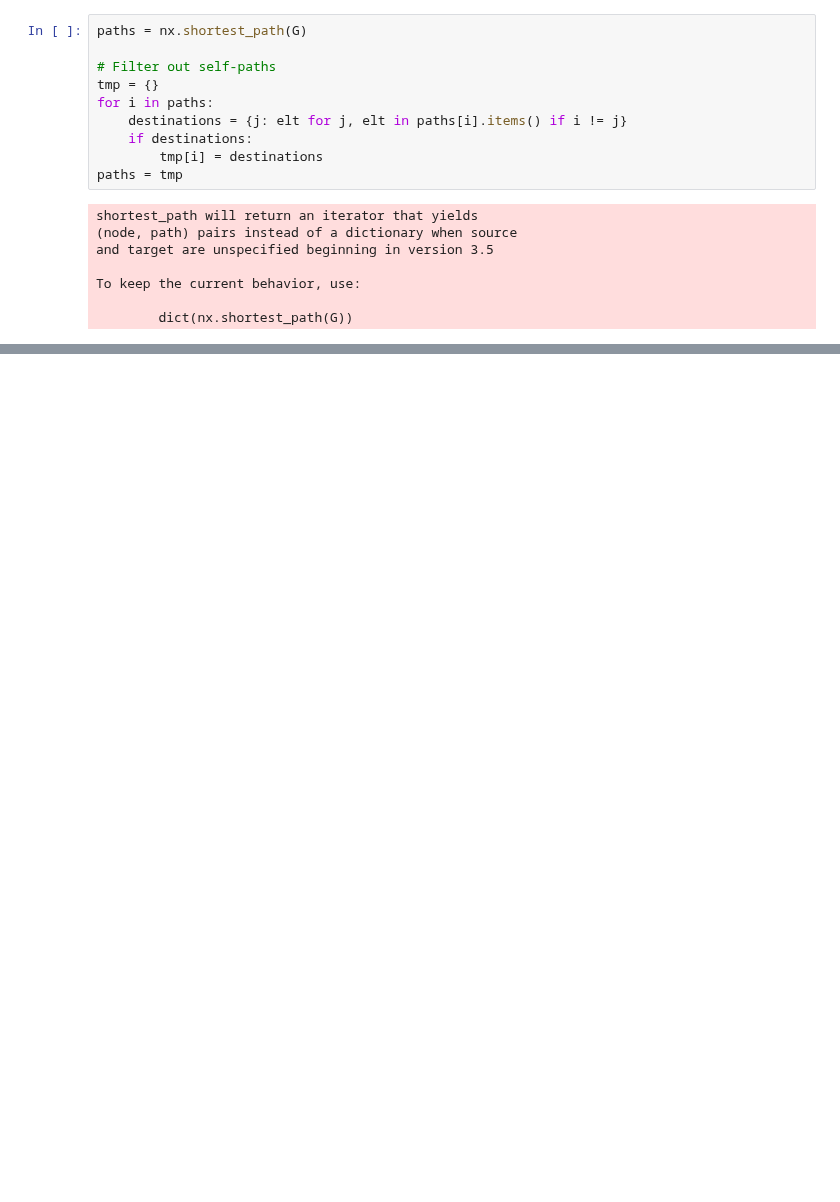
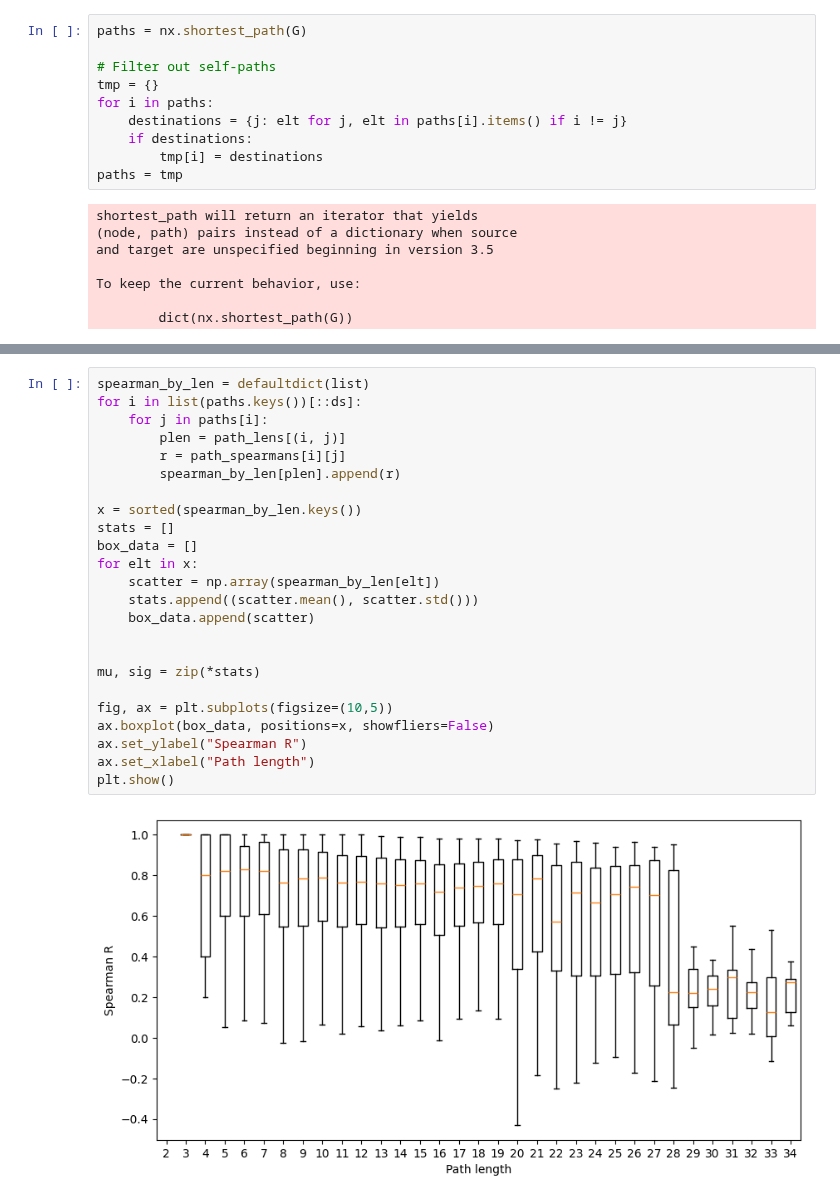
Before and after one commit to stefanpate/krxns, a Jupyter notebook: notebooks/path_structural_variation_analysis.ipynb, the cells around one changed output, grey strips where cells are left out. Drawn from its saved outputs; the diff is of its cells as text; blank space fills up the shorter version.

```diff
--- a/notebooks/path_structural_variation_analysis.ipynb
+++ b/notebooks/path_structural_variation_analysis.ipynb
@@ -214,0 +215,26 @@ plt.show()
+# %%
+spearman_by_len = defaultdict(list)
+for i in list(paths.keys())[::ds]:
+    for j in paths[i]:
+        plen = path_lens[(i, j)]
+        r = path_spearmans[i][j]
+        spearman_by_len[plen].append(r)
+
+x = sorted(spearman_by_len.keys())
+stats = []
+box_data = []
+for elt in x:
+    scatter = np.array(spearman_by_len[elt])
+    stats.append((scatter.mean(), scatter.std()))
+    box_data.append(scatter)
+
+
+mu, sig = zip(*stats)
+
+fig, ax = plt.subplots(figsize=(10,5))
+ax.boxplot(box_data, positions=x, showfliers=False)
+ax.set_ylabel("Spearman R")
+ax.set_xlabel("Path length")
+plt.show()
+# %% [output]
+[figure, added]
```
Also changed, not shown: parts of 18 cells of this notebook, 12 other files.
